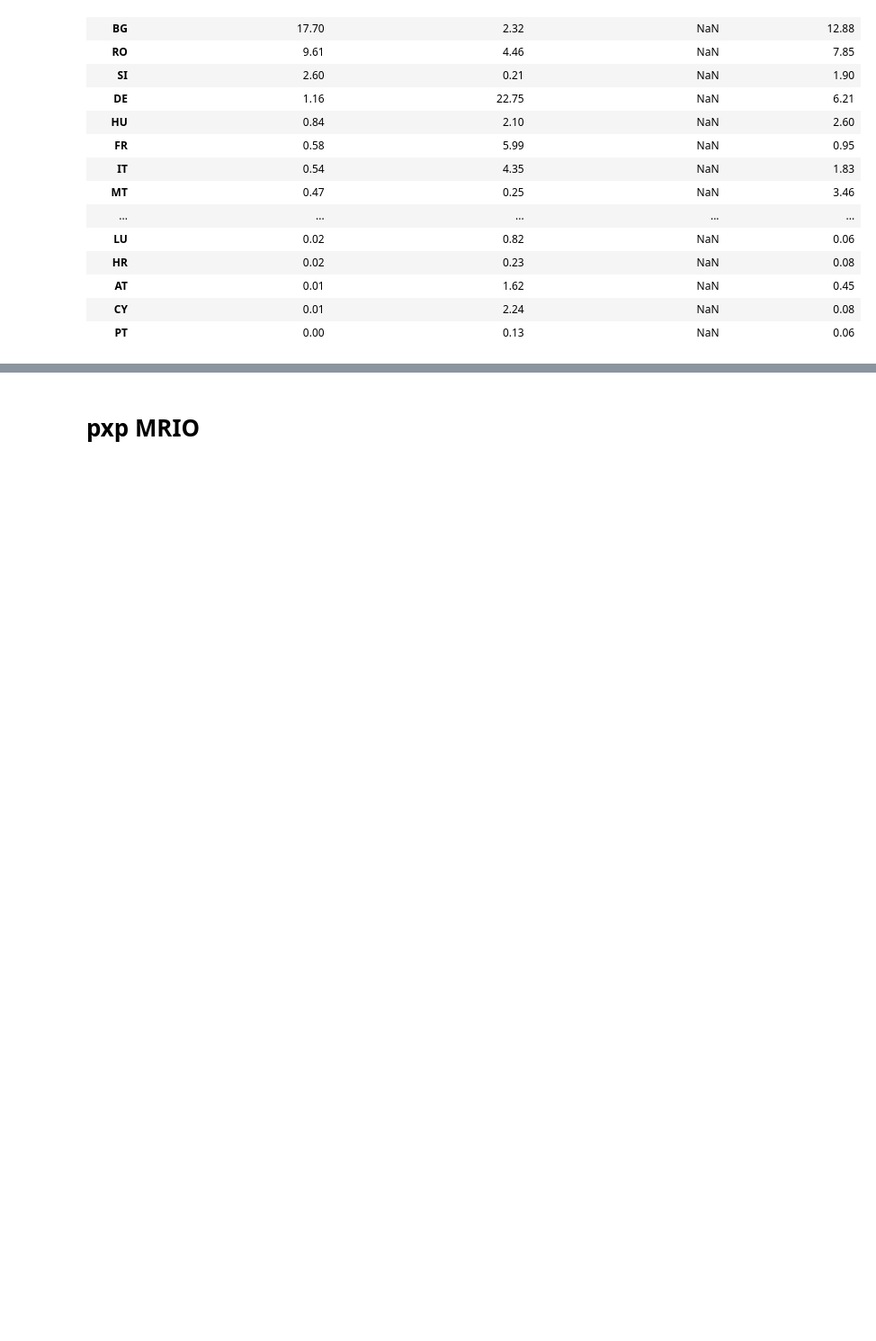
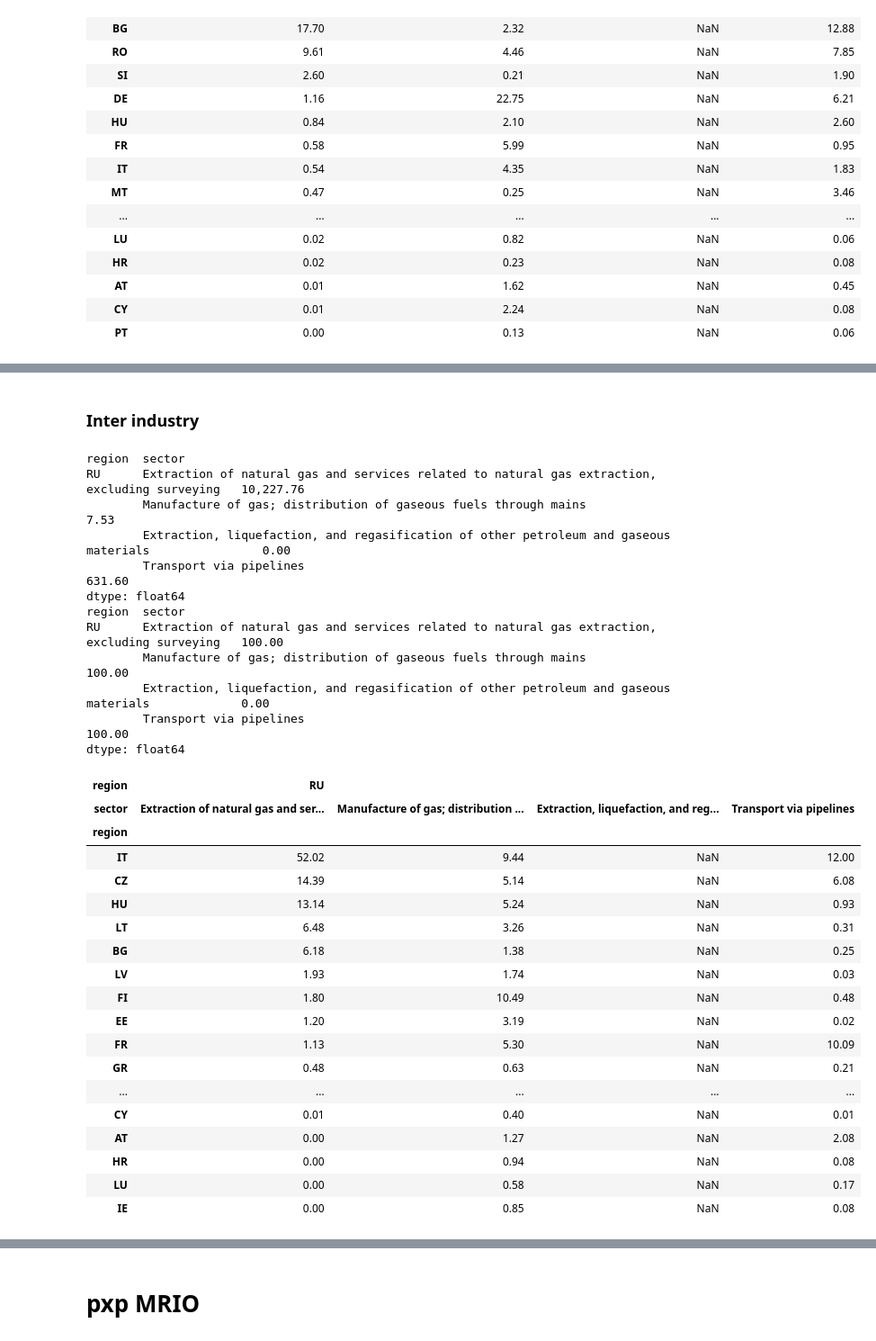
Before and after one commit to adrien-perello/EEIOA, a Jupyter notebook: notebooks/IGA.ipynb, the cells around one changed output, grey strips where cells are left out. Shown at 90% size. Cells and saved outputs as stored; diff of their text form; code cells hidden in the pictures; blank space fills up the shorter version.

```diff
--- a/notebooks/IGA.ipynb
+++ b/notebooks/IGA.ipynb
@@ -171,0 +288,46 @@ dtype: float64
+# %% [markdown]
+### Inter industry
+# %%
+# How much does each EU country relies on DIRECT RU gas sectors (INTER INDUSTRY)
+
+total_EU_imports_Z = Z.loc[RU_nat_gas, EU27].sum(axis=1)
+print(total_EU_imports_Z)
+
+res = Z.loc[RU_nat_gas, EU27].groupby(level=0, axis=1).sum()
+
+# expressed in percentage of total EU imports
+res = res.divide(total_EU_imports_Z, axis=0).T * 100
+print(res.sum())
+res.sort_values(RU_nat_gas[0], ascending=False)
+# %% [output]
+region  sector
+RU      Extraction of natural gas and services related to natural gas extraction, excluding surveying   10,227.76
+        Manufacture of gas; distribution of gaseous fuels through mains                                      7.53
+        Extraction, liquefaction, and regasification of other petroleum and gaseous materials                0.00
+        Transport via pipelines                                                                            631.60
+dtype: float64
+region  sector
+RU      Extraction of natural gas and services related to natural gas extraction, excluding surveying   100.00
+        Manufacture of gas; distribution of gaseous fuels through mains                                 100.00
+        Extraction, liquefaction, and regasification of other petroleum and gaseous materials             0.00
+        Transport via pipelines                                                                         100.00
+dtype: float64
+| region | RU |  |  |  |
+| sector | Extraction of natural gas and ser... | Manufacture of gas; distribution ... | Extraction, liquefaction, and reg... | Transport via pipelines |
+| region |  |  |  |  |
+| IT | 52.02 | 9.44 | NaN | 12.00 |
+| CZ | 14.39 | 5.14 | NaN | 6.08 |
+| HU | 13.14 | 5.24 | NaN | 0.93 |
+| LT | 6.48 | 3.26 | NaN | 0.31 |
+| BG | 6.18 | 1.38 | NaN | 0.25 |
+| LV | 1.93 | 1.74 | NaN | 0.03 |
+| FI | 1.80 | 10.49 | NaN | 0.48 |
+| EE | 1.20 | 3.19 | NaN | 0.02 |
+| FR | 1.13 | 5.30 | NaN | 10.09 |
+| GR | 0.48 | 0.63 | NaN | 0.21 |
+| ... | ... | ... | ... | ... |
+| CY | 0.01 | 0.40 | NaN | 0.01 |
+| AT | 0.00 | 1.27 | NaN | 2.08 |
+| HR | 0.00 | 0.94 | NaN | 0.08 |
+| LU | 0.00 | 0.58 | NaN | 0.17 |
+| IE | 0.00 | 0.85 | NaN | 0.08 |
```
Also changed, not shown: parts of 29 cells of this notebook, 1 other file.
